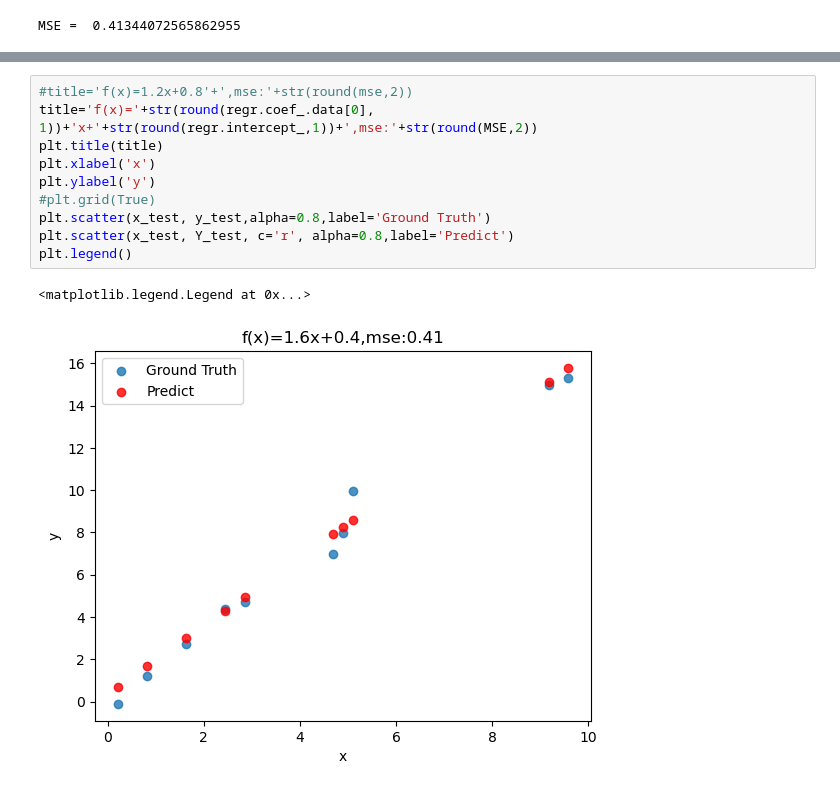
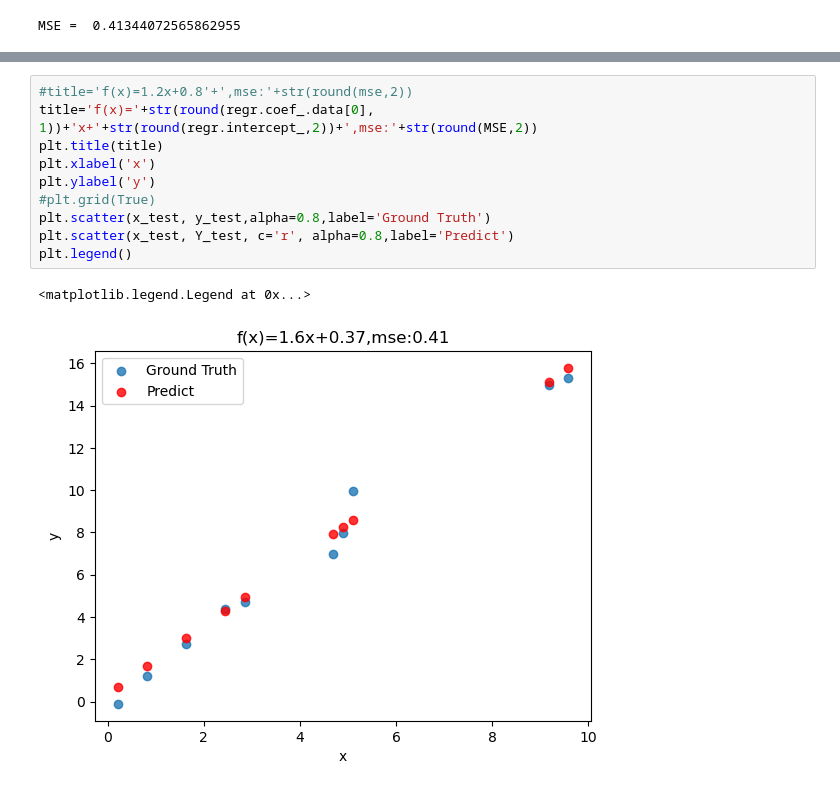
Before and after one commit to VicLin888/IMLP388, a Jupyter notebook: Unit04/Linear Regression_HW.ipynb, the cells around one changed output, grey strips where cells are left out. Cells and saved outputs as stored; diff of their text form.

```diff
--- a/Unit04/Linear Regression_HW.ipynb
+++ b/Unit04/Linear Regression_HW.ipynb
@@ -179,14 +179,14 @@ MSE =  0.41344072565862955
 ![](images/LR_test.PNG)
 # %%
 #title='f(x)=1.2x+0.8'+',mse:'+str(round(mse,2))
-title='f(x)='+str(round(regr.coef_.data[0], 1))+'x+'+str(round(regr.intercept_,1))+',mse:'+str(round(MSE,2))
+title='f(x)='+str(round(regr.coef_.data[0], 1))+'x+'+str(round(regr.intercept_,2))+',mse:'+str(round(MSE,2))
 plt.title(title)
 plt.xlabel('x')
 plt.ylabel('y')
 #plt.grid(True)
 plt.scatter(x_test, y_test,alpha=0.8,label='Ground Truth')
 plt.scatter(x_test, Y_test, c='r', alpha=0.8,label='Predict')
 plt.legend()
 # %% [output]
 <matplotlib.legend.Legend at 0x...>
-[figure, old version]
+[figure, new version]
```
